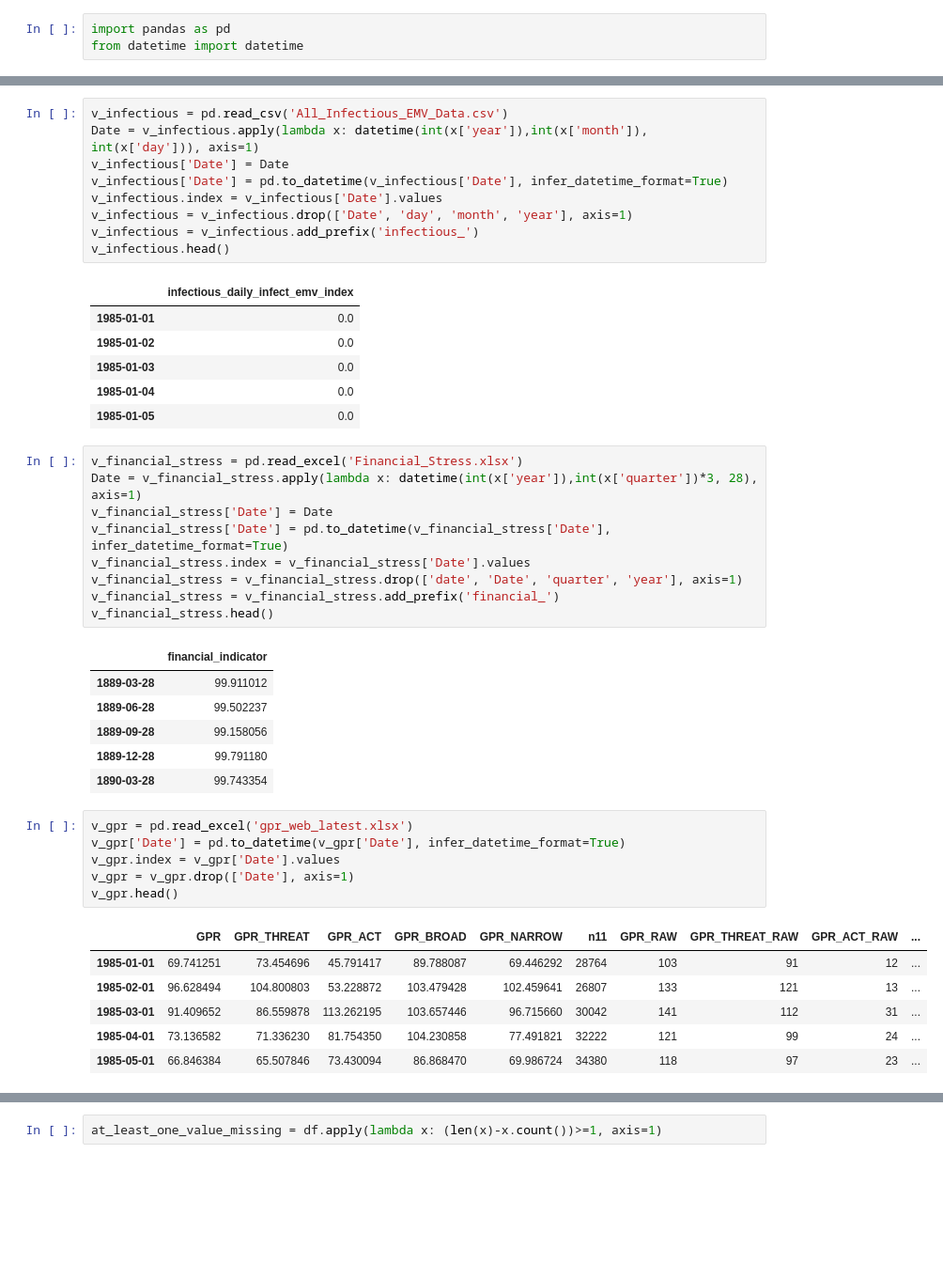
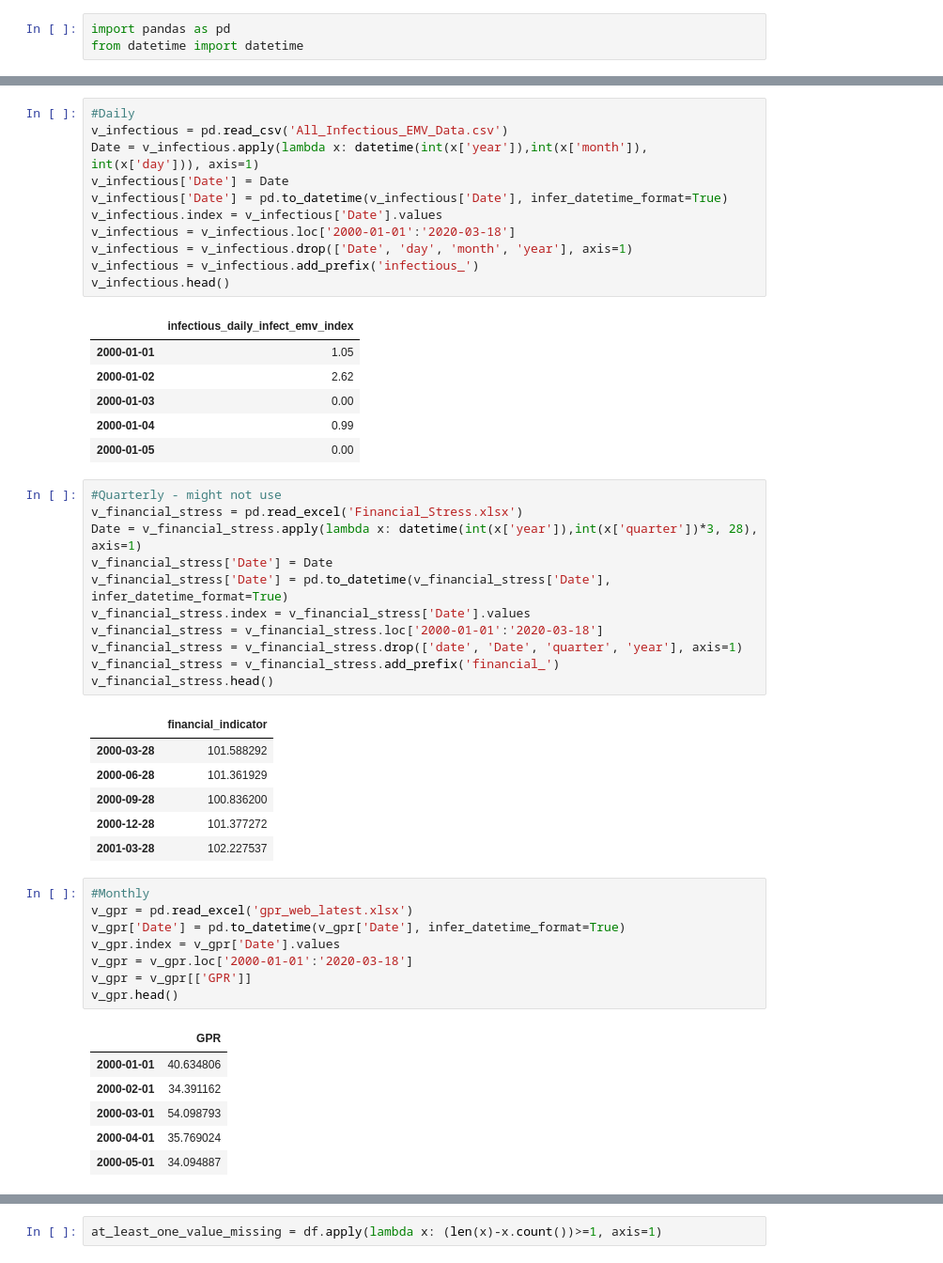
Before and after one commit to silvanaribeiro/TimeSeriesArticle, a Jupyter notebook: Merge All Indexes.ipynb, the cells around one changed output, grey strips where cells are left out. Shown at 94% size. Cells and saved outputs as stored; diff of their text form; blank space fills up the shorter version.

Commit message:
removing unwanted features and limiting date of analisys

```diff
--- a/Merge All Indexes.ipynb
+++ b/Merge All Indexes.ipynb
@@ -133,46 +149,52 @@ v_emv.head()
 # %%
+#Daily
 v_infectious = pd.read_csv('All_Infectious_EMV_Data.csv')
 Date = v_infectious.apply(lambda x: datetime(int(x['year']),int(x['month']), int(x['day'])), axis=1)
 v_infectious['Date'] = Date
 v_infectious['Date'] = pd.to_datetime(v_infectious['Date'], infer_datetime_format=True)
 v_infectious.index = v_infectious['Date'].values
+v_infectious = v_infectious.loc['2000-01-01':'2020-03-18']
 v_infectious = v_infectious.drop(['Date', 'day', 'month', 'year'], axis=1)
 v_infectious = v_infectious.add_prefix('infectious_')
 v_infectious.head()
 # %% [output]
 |  | infectious_daily_infect_emv_index |
-| 1985-01-01 | 0.0 |
-| 1985-01-02 | 0.0 |
-| 1985-01-03 | 0.0 |
-| 1985-01-04 | 0.0 |
-| 1985-01-05 | 0.0 |
+| 2000-01-01 | 1.05 |
+| 2000-01-02 | 2.62 |
+| 2000-01-03 | 0.00 |
+| 2000-01-04 | 0.99 |
+| 2000-01-05 | 0.00 |
 # %%
+#Quarterly - might not use
 v_financial_stress = pd.read_excel('Financial_Stress.xlsx')
 Date = v_financial_stress.apply(lambda x: datetime(int(x['year']),int(x['quarter'])*3, 28), axis=1)
 v_financial_stress['Date'] = Date
 v_financial_stress['Date'] = pd.to_datetime(v_financial_stress['Date'], infer_datetime_format=True)
 v_financial_stress.index = v_financial_stress['Date'].values
+v_financial_stress = v_financial_stress.loc['2000-01-01':'2020-03-18']
 v_financial_stress = v_financial_stress.drop(['date', 'Date', 'quarter', 'year'], axis=1)
 v_financial_stress = v_financial_stress.add_prefix('financial_')
 v_financial_stress.head()
 # %% [output]
 |  | financial_indicator |
-| 1889-03-28 | 99.911012 |
-| 1889-06-28 | 99.502237 |
-| 1889-09-28 | 99.158056 |
-| 1889-12-28 | 99.791180 |
-| 1890-03-28 | 99.743354 |
+| 2000-03-28 | 101.588292 |
+| 2000-06-28 | 101.361929 |
+| 2000-09-28 | 100.836200 |
+| 2000-12-28 | 101.377272 |
+| 2001-03-28 | 102.227537 |
 # %%
+#Monthly
 v_gpr = pd.read_excel('gpr_web_latest.xlsx')
 v_gpr['Date'] = pd.to_datetime(v_gpr['Date'], infer_datetime_format=True)
 v_gpr.index = v_gpr['Date'].values
-v_gpr = v_gpr.drop(['Date'], axis=1)
+v_gpr = v_gpr.loc['2000-01-01':'2020-03-18']
+v_gpr = v_gpr[['GPR']]
 v_gpr.head()
 # %% [output]
-|  | GPR | GPR_THREAT | GPR_ACT | GPR_BROAD | GPR_NARROW | n11 | GPR_RAW | GPR_THREAT_RAW | GPR_ACT_RAW | ... |
-| 1985-01-01 | 69.741251 | 73.454696 | 45.791417 | 89.788087 | 69.446292 | 28764 | 103 | 91 | 12 | ... |
-| 1985-02-01 | 96.628494 | 104.800803 | 53.228872 | 103.479428 | 102.459641 | 26807 | 133 | 121 | 13 | ... |
-| 1985-03-01 | 91.409652 | 86.559878 | 113.262195 | 103.657446 | 96.715660 | 30042 | 141 | 112 | 31 | ... |
-| 1985-04-01 | 73.136582 | 71.336230 | 81.754350 | 104.230858 | 77.491821 | 32222 | 121 | 99 | 24 | ... |
-| 1985-05-01 | 66.846384 | 65.507846 | 73.430094 | 86.868470 | 69.986724 | 34380 | 118 | 97 | 23 | ... |
+|  | GPR |
+| 2000-01-01 | 40.634806 |
+| 2000-02-01 | 34.391162 |
+| 2000-03-01 | 54.098793 |
+| 2000-04-01 | 35.769024 |
+| 2000-05-01 | 34.094887 |
 # %%
```
Also changed, not shown: parts of 16 cells of this notebook, 4 other files.
